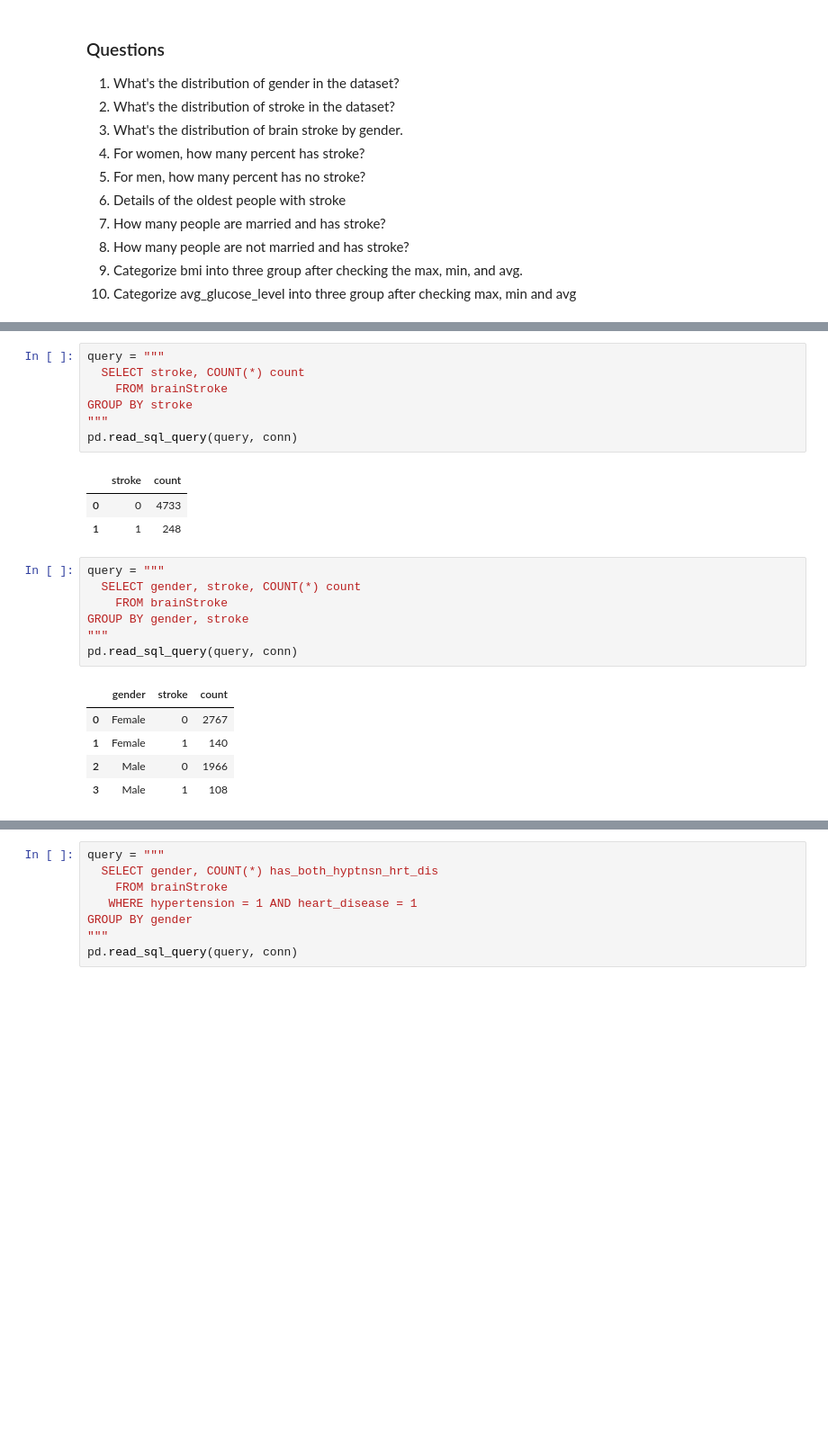
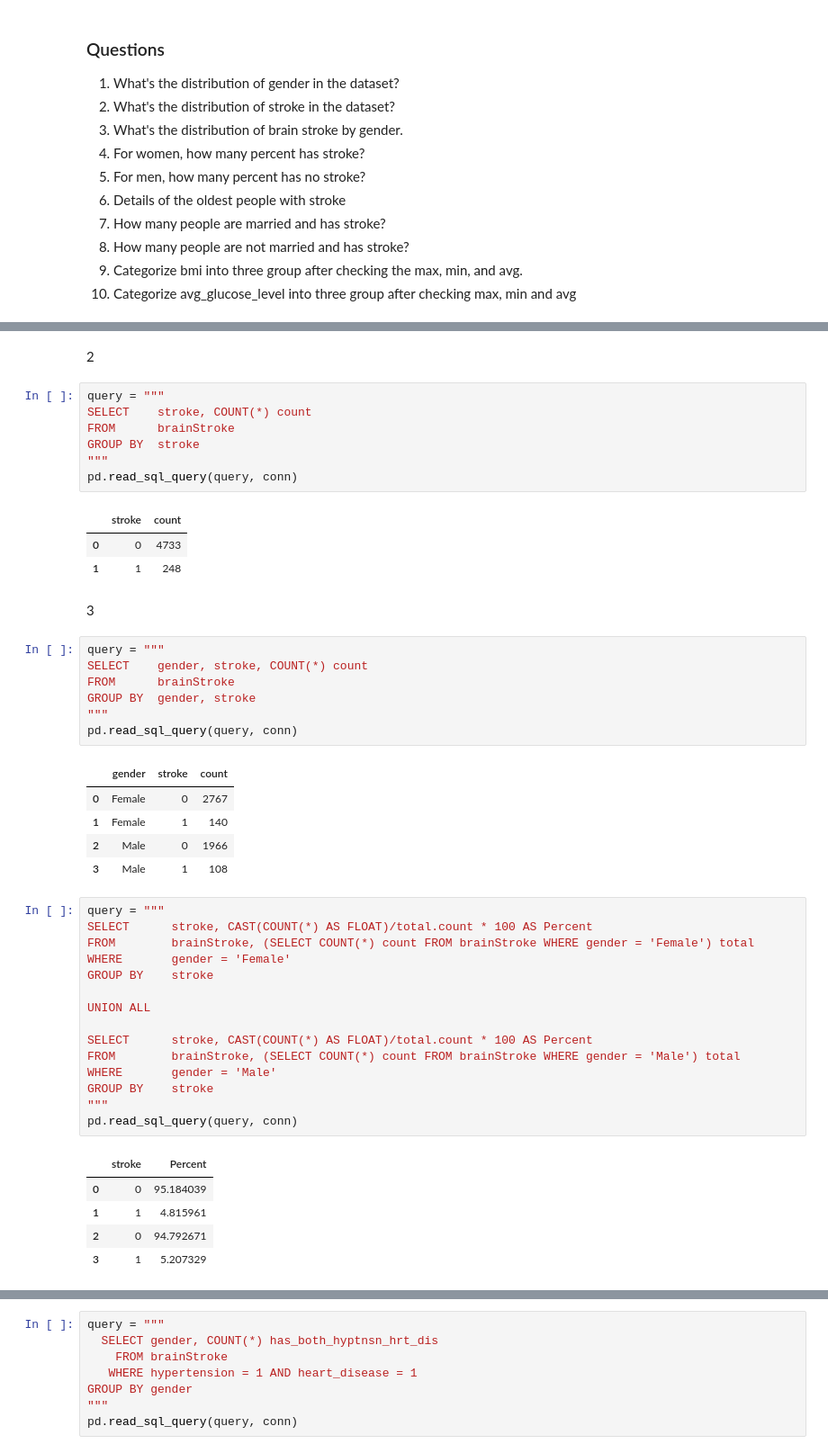
Before and after one commit to TelRich/Brain_Stroke_Analysis_with_SQL, a Jupyter notebook: brain_stroke.ipynb, the cells around one changed output, grey strips where cells are left out. Shown: that part at 90% size. Saved outputs shown, nothing was run; the diff lists cells and outputs as text; blank space fills up the shorter version.

```diff
--- a/brain_stroke.ipynb
+++ b/brain_stroke.ipynb
@@ -106,22 +110,26 @@ pd.read_sql_query(query, conn)
 |  | gender | count |
 | 0 | Female | 2907 |
 | 1 | Male | 2074 |
+# %% [markdown]
+2
 # %%
 query = """
-  SELECT stroke, COUNT(*) count
-    FROM brainStroke
-GROUP BY stroke
+SELECT    stroke, COUNT(*) count
+FROM      brainStroke
+GROUP BY  stroke
 """
 pd.read_sql_query(query, conn)
 # %% [output]
 |  | stroke | count |
 | 0 | 0 | 4733 |
 | 1 | 1 | 248 |
+# %% [markdown]
+3
 # %%
 query = """
-  SELECT gender, stroke, COUNT(*) count
-    FROM brainStroke
-GROUP BY gender, stroke
+SELECT    gender, stroke, COUNT(*) count
+FROM      brainStroke
+GROUP BY  gender, stroke
 """
 pd.read_sql_query(query, conn)
 # %% [output]
@@ -130,3 +138,24 @@ pd.read_sql_query(query, conn)
 | 1 | Female | 1 | 140 |
 | 2 | Male | 0 | 1966 |
 | 3 | Male | 1 | 108 |
+# %%
+query = """
+SELECT      stroke, CAST(COUNT(*) AS FLOAT)/total.count * 100 AS Percent
+FROM        brainStroke, (SELECT COUNT(*) count FROM brainStroke WHERE gender = 'Female') total
+WHERE       gender = 'Female'
+GROUP BY    stroke
+
+UNION ALL
+
+SELECT      stroke, CAST(COUNT(*) AS FLOAT)/total.count * 100 AS Percent
+FROM        brainStroke, (SELECT COUNT(*) count FROM brainStroke WHERE gender = 'Male') total
+WHERE       gender = 'Male'
+GROUP BY    stroke
+"""
+pd.read_sql_query(query, conn)
+# %% [output]
+|  | stroke | Percent |
+| 0 | 0 | 95.184039 |
+| 1 | 1 | 4.815961 |
+| 2 | 0 | 94.792671 |
+| 3 | 1 | 5.207329 |
```
Also changed, not shown: parts of 4 cells of this notebook, 2 other files.
